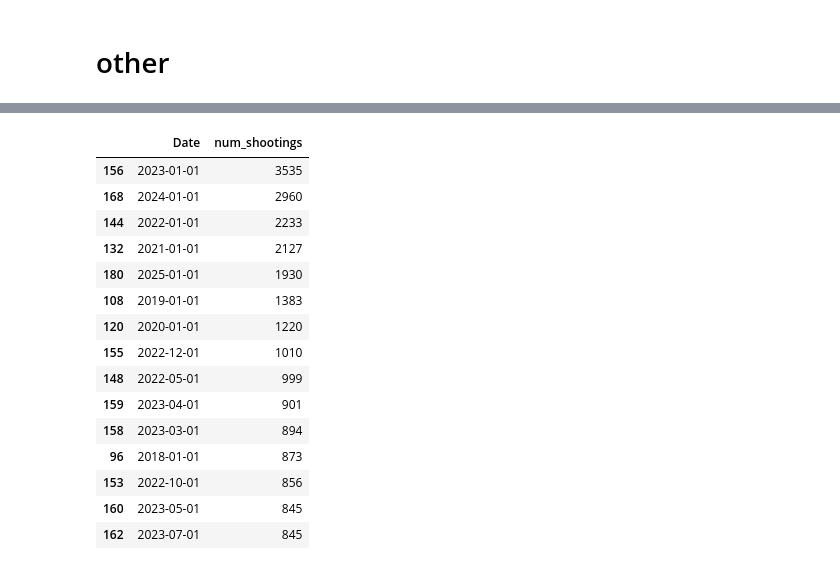
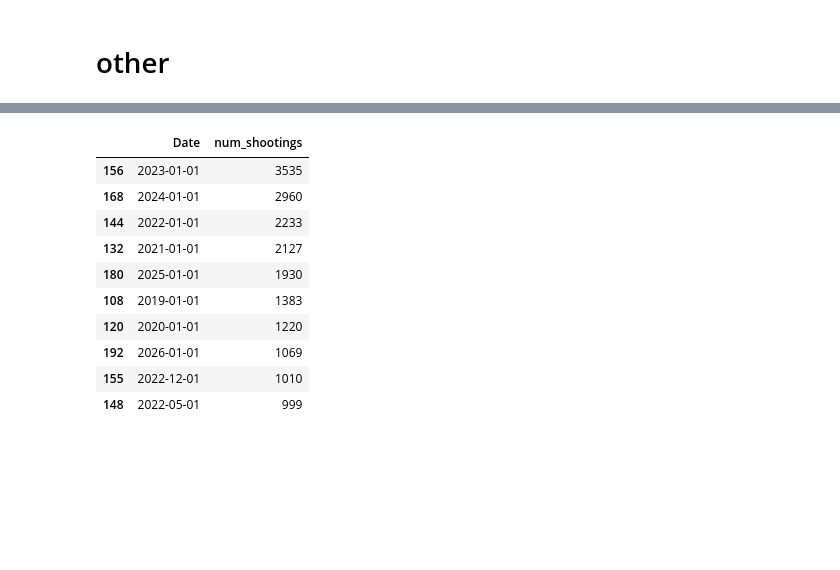
Before and after one commit to dmorton714/db_migration, a Jupyter notebook: dataPortion/notebook/notebook.ipynb, the cells around one changed output, grey strips where cells are left out. Cells and saved outputs as stored; diff of their text form; code cells hidden in the pictures; blank space fills up the shorter version.

```diff
--- a/dataPortion/notebook/notebook.ipynb
+++ b/dataPortion/notebook/notebook.ipynb
@@ -2642,31 +896,26 @@ data.shape
 # %%
 shootings_by_year = (
     data.groupby(data['DateTime'].dt.to_period('M'))
     .size()
     .rename('num_shootings')
     .reset_index()
 )
 shootings_by_year.columns = ['Date', 'num_shootings']
 shootings_by_year['Date'] = shootings_by_year['Date'].dt.to_timestamp()
 shootings_by_year = shootings_by_year.sort_values('num_shootings', ascending=False)
-shootings_by_year.head(15)
+shootings_by_year.head(10)
 # %% [output]
 |  | Date | num_shootings |
 | 156 | 2023-01-01 | 3535 |
 | 168 | 2024-01-01 | 2960 |
 | 144 | 2022-01-01 | 2233 |
 | 132 | 2021-01-01 | 2127 |
 | 180 | 2025-01-01 | 1930 |
 | 108 | 2019-01-01 | 1383 |
 | 120 | 2020-01-01 | 1220 |
+| 192 | 2026-01-01 | 1069 |
 | 155 | 2022-12-01 | 1010 |
 | 148 | 2022-05-01 | 999 |
-| 159 | 2023-04-01 | 901 |
-| 158 | 2023-03-01 | 894 |
-| 96 | 2018-01-01 | 873 |
-| 153 | 2022-10-01 | 856 |
-| 160 | 2023-05-01 | 845 |
-| 162 | 2023-07-01 | 845 |
 # %%
 data['Cause'].value_counts()
 # %% [output]
```
Also changed, not shown: parts of 34 cells of this notebook, 12 other files.
